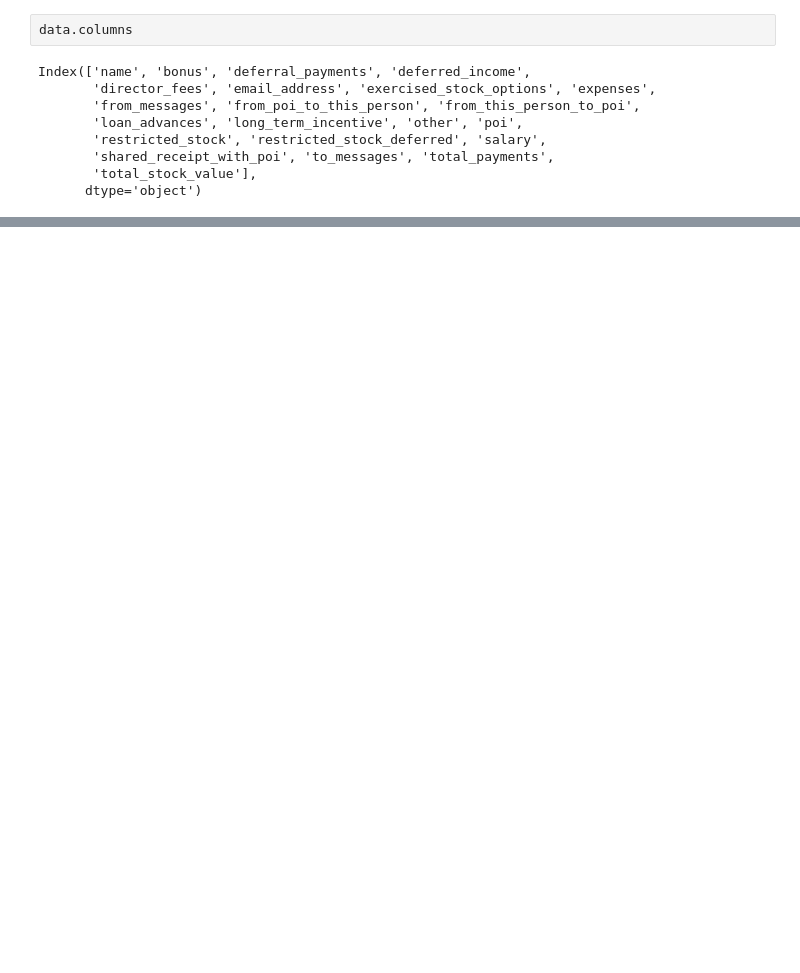
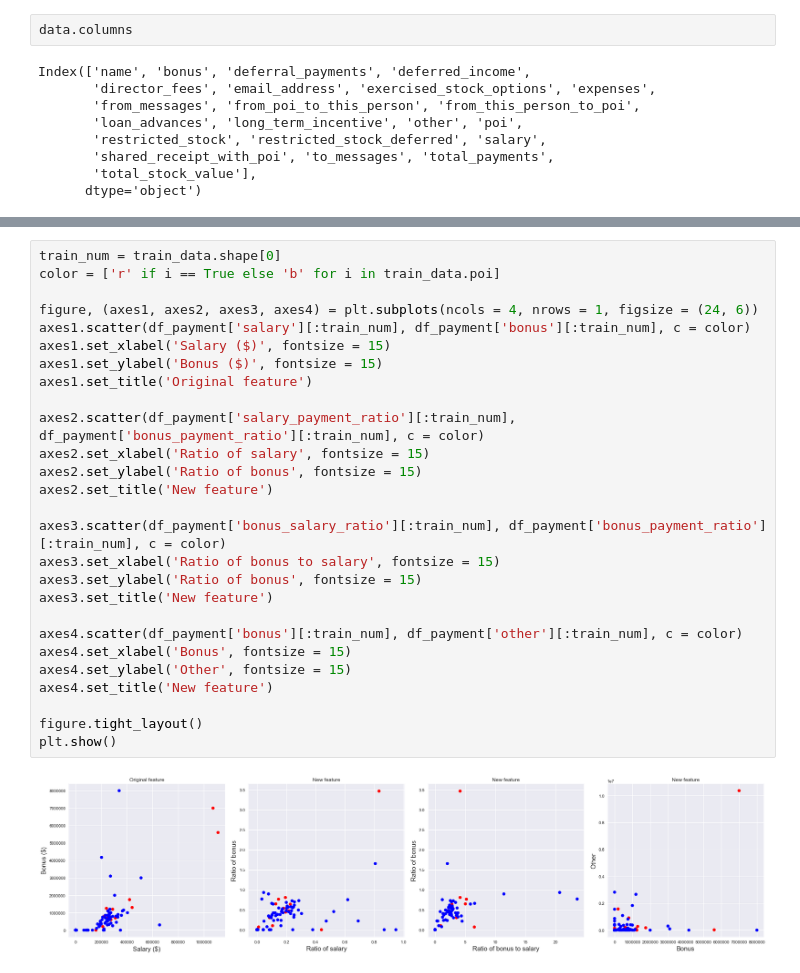
Before and after one commit to w2051200021/ML100Days, a Jupyter notebook: homework/Day_51-53_HW.ipynb, the cells around one changed output, grey strips where cells are left out. Drawn from its saved outputs; the diff is of its cells as text; blank space fills up the shorter version.

```diff
--- a/homework/Day_51-53_HW.ipynb
+++ b/homework/Day_51-53_HW.ipynb
@@ -162,3 +168,32 @@ for feature, dtype in zip(df_payment.columns, df_payment.dtypes):
+# %%
+train_num = train_data.shape[0]
+color = ['r' if i == True else 'b' for i in train_data.poi]
+
+figure, (axes1, axes2, axes3, axes4) = plt.subplots(ncols = 4, nrows = 1, figsize = (24, 6))
+axes1.scatter(df_payment['salary'][:train_num], df_payment['bonus'][:train_num], c = color)
+axes1.set_xlabel('Salary ($)', fontsize = 15)
+axes1.set_ylabel('Bonus ($)', fontsize = 15)
+axes1.set_title('Original feature')
+
+axes2.scatter(df_payment['salary_payment_ratio'][:train_num], df_payment['bonus_payment_ratio'][:train_num], c = color)
+axes2.set_xlabel('Ratio of salary', fontsize = 15)
+axes2.set_ylabel('Ratio of bonus', fontsize = 15)
+axes2.set_title('New feature')
+
+axes3.scatter(df_payment['bonus_salary_ratio'][:train_num], df_payment['bonus_payment_ratio'][:train_num], c = color)
+axes3.set_xlabel('Ratio of bonus to salary', fontsize = 15)
+axes3.set_ylabel('Ratio of bonus', fontsize = 15)
+axes3.set_title('New feature')
+
+axes4.scatter(df_payment['bonus'][:train_num], df_payment['other'][:train_num], c = color)
+axes4.set_xlabel('Bonus', fontsize = 15)
+axes4.set_ylabel('Other', fontsize = 15)
+axes4.set_title('New feature')
+
+figure.tight_layout()
+plt.show()
+# %% [output]
+[figure, added]
 # %%
 df_stock = data[stock_columns]
 df_stock = df_stock.fillna(0)
```
Also changed, not shown: parts of 93 cells of this notebook, 7 other files.
